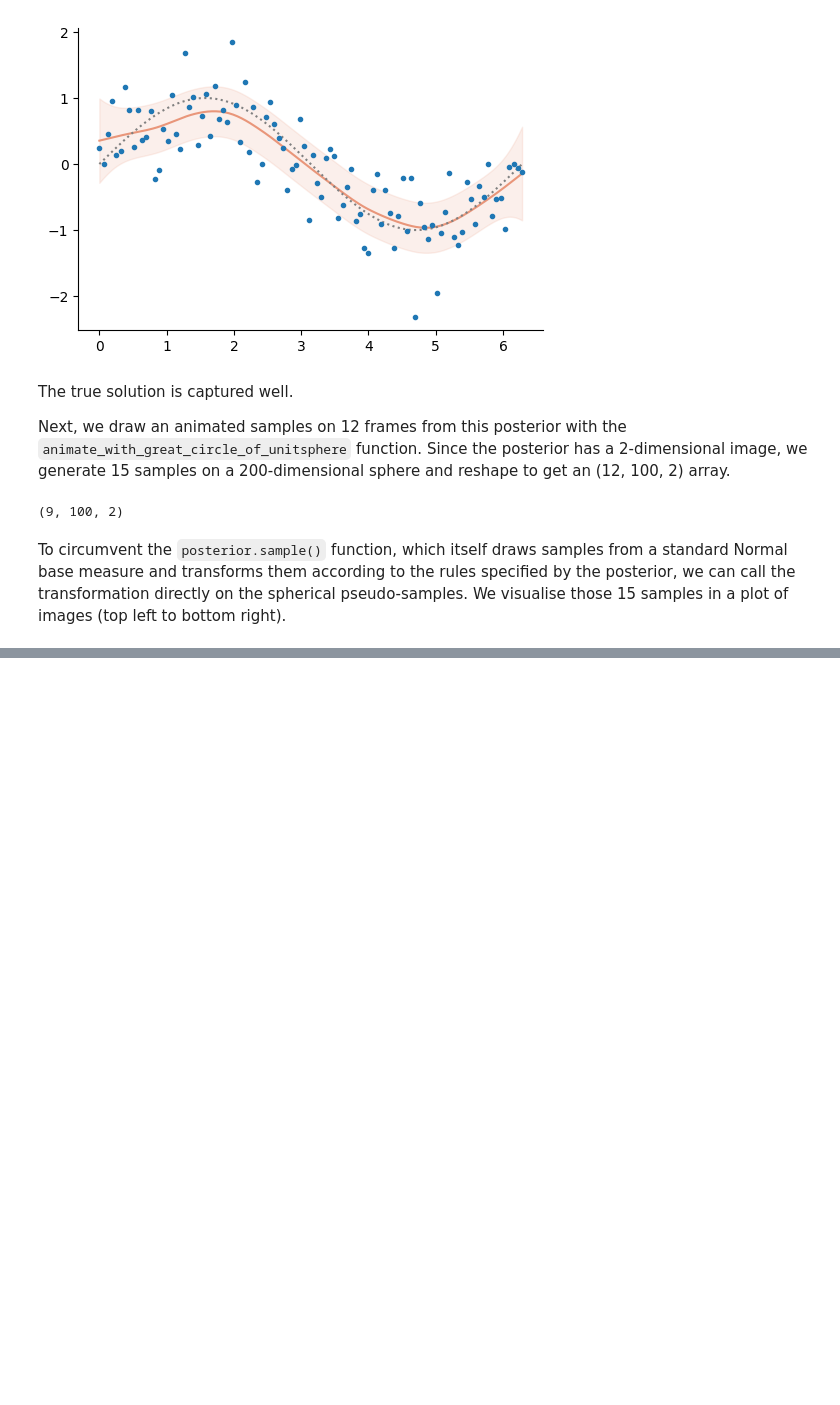
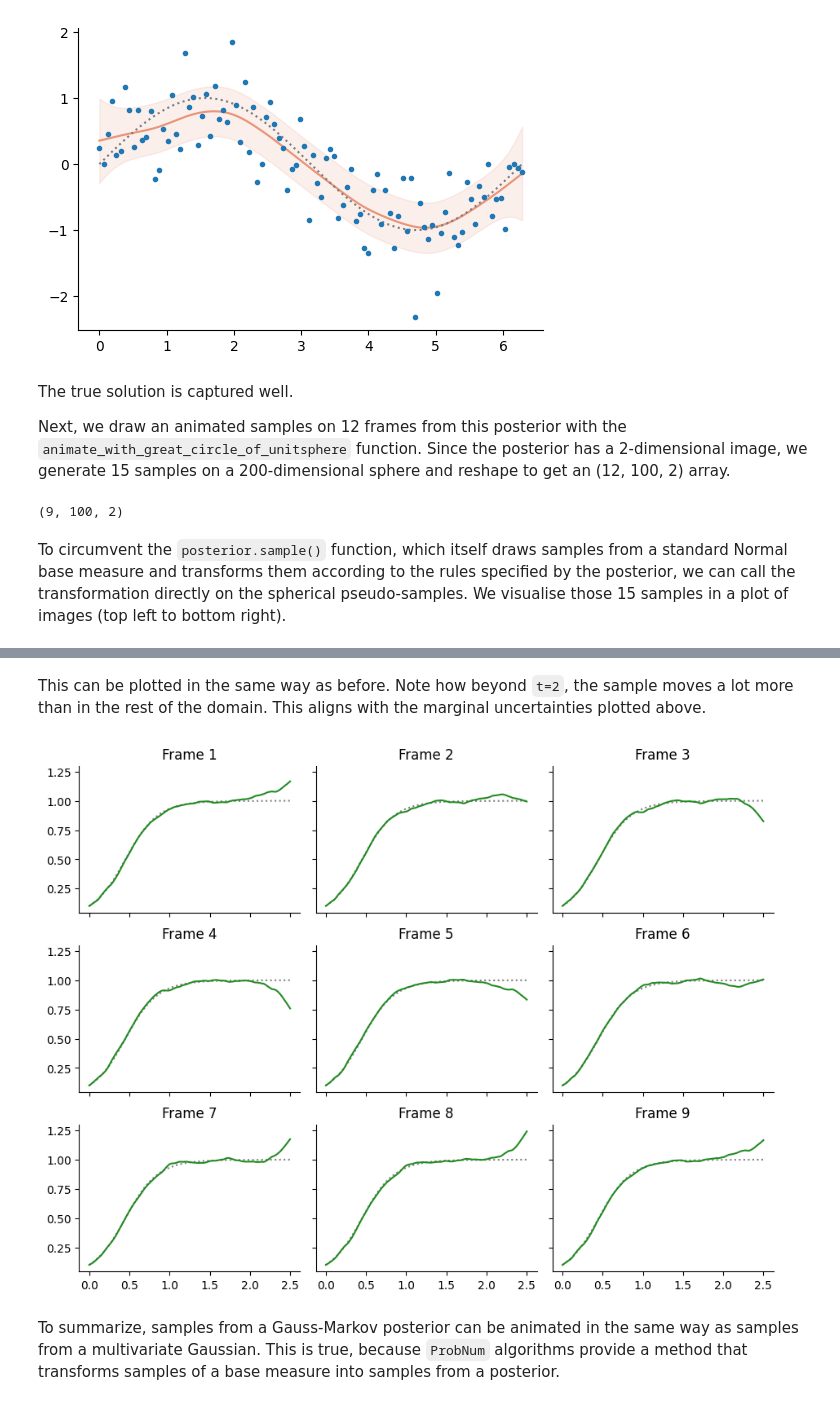
Before and after one commit to probabilistic-numerics/probnum-evaluation, a Jupyter notebook: docs/source/tutorials/animate_gauss_markov_posterior.ipynb, the cells around one changed output, grey strips where cells are left out. Cells and saved outputs as stored; diff of their text form; code cells hidden in the pictures; blank space fills up the shorter version.

```diff
--- a/docs/source/tutorials/animate_gauss_markov_posterior.ipynb
+++ b/docs/source/tutorials/animate_gauss_markov_posterior.ipynb
@@ -75,0 +107,20 @@ The same functionality can be used to animate samples from an ODE solution. Note
+# %%
+res = sol.kalman_posterior.transform_base_measure_realizations(base_measure_samples, t=t)[:, :, 0]
+# %% [markdown]
+This can be plotted in the same way as before. Note how beyond `t=2`, the sample  moves a lot more than in the rest of the domain. This aligns with the marginal uncertainties plotted above.
+# %%
+fig, axes = plt.subplots(dpi=100, ncols=3, nrows=num_frames // 3, sharey=True, sharex=True, figsize=(num_frames*1, num_frames*.75), constrained_layout=True)
+
+for ax in axes.flatten():
+    ax.spines['right'].set_visible(False)
+    ax.spines['top'].set_visible(False)
+
+for idx, (ress, ax) in enumerate(zip(res, axes.flatten())):
+    ax.plot(t, mean, color="gray", linestyle="dotted")
+    ax.plot(t, ress, color="forestgreen")
+    ax.set_title(f"Frame {idx + 1}")
+plt.show()
+# %% [output]
+[figure, added]
+# %% [markdown]
+To summarize, samples from a Gauss-Markov posterior can be animated in the same way as samples from a multivariate Gaussian. This is true, because `ProbNum` algorithms provide a method that transforms samples of a base measure into samples from a posterior.
```
Also changed, not shown: parts of 10 cells of this notebook.
